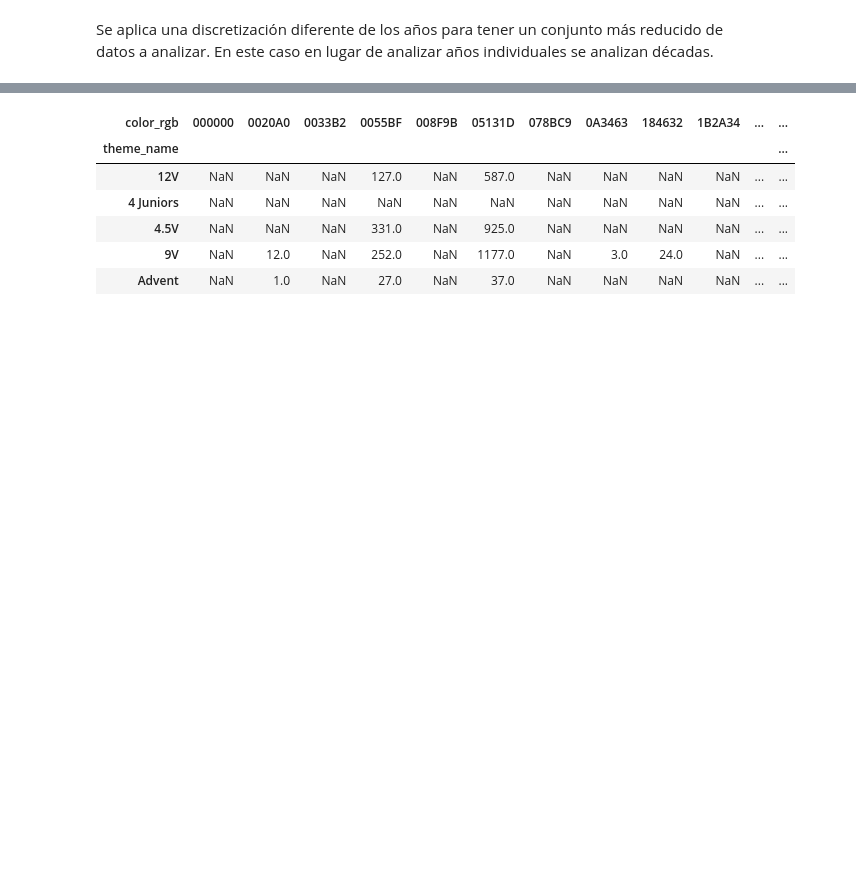
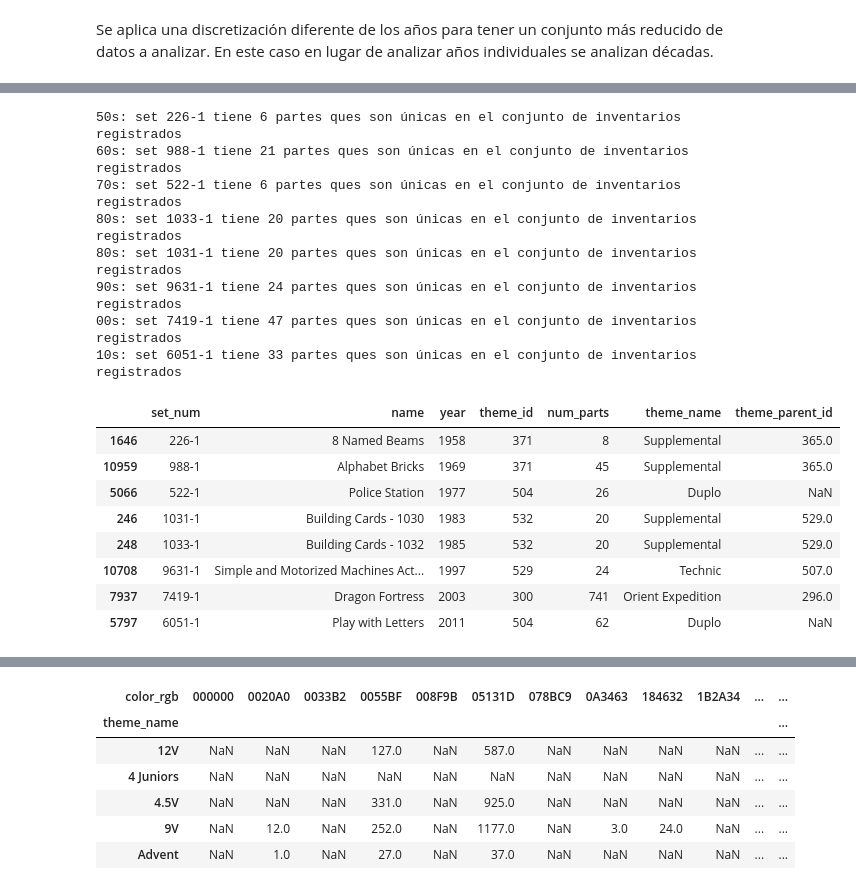
Before and after one commit to gonzafernan/ceia-andd, a Jupyter notebook: lego.ipynb, the cells around one changed output, grey strips where cells are left out. Saved outputs shown, nothing was run; the diff lists cells and outputs as text; code cells hidden in the pictures; blank space fills up the shorter version.

```diff
--- a/lego.ipynb
+++ b/lego.ipynb
@@ -301 +329,34 @@ sets_df[sets_df["set_num"] == rarity_df.set_num.value_counts().index[0]]
+# %%
+more_rare_sets = []
+for decade in DECADES_LABELS:
+    more_raryty_by_decade = rarity_df[
+        rarity_df["year_binned"] == decade
+    ].set_num.value_counts()
+    for rare_set_num, rare_set_score in more_raryty_by_decade[
+        more_raryty_by_decade == more_raryty_by_decade.iloc[0]
+    ].items():
+        print(
+            f"{decade}: set {rare_set_num} tiene {rare_set_score} partes ques son únicas en el conjunto de inventarios registrados"
+        )
+        more_rare_sets.append(rare_set_num)
+
+sets_df[sets_df["set_num"].isin(more_rare_sets)].sort_values(by=["year"])
+# %% [output]
+50s: set 226-1 tiene 6 partes ques son únicas en el conjunto de inventarios registrados
+60s: set 988-1 tiene 21 partes ques son únicas en el conjunto de inventarios registrados
+70s: set 522-1 tiene 6 partes ques son únicas en el conjunto de inventarios registrados
+80s: set 1033-1 tiene 20 partes ques son únicas en el conjunto de inventarios registrados
+80s: set 1031-1 tiene 20 partes ques son únicas en el conjunto de inventarios registrados
+90s: set 9631-1 tiene 24 partes ques son únicas en el conjunto de inventarios registrados
+00s: set 7419-1 tiene 47 partes ques son únicas en el conjunto de inventarios registrados
+10s: set 6051-1 tiene 33 partes ques son únicas en el conjunto de inventarios registrados
+|  | set_num | name | year | theme_id | num_parts | theme_name | theme_parent_id |
+| 1646 | 226-1 | 8 Named Beams | 1958 | 371 | 8 | Supplemental | 365.0 |
+| 10959 | 988-1 | Alphabet Bricks | 1969 | 371 | 45 | Supplemental | 365.0 |
+| 5066 | 522-1 | Police Station | 1977 | 504 | 26 | Duplo | NaN |
+| 246 | 1031-1 | Building Cards - 1030 | 1983 | 532 | 20 | Supplemental | 529.0 |
+| 248 | 1033-1 | Building Cards - 1032 | 1985 | 532 | 20 | Supplemental | 529.0 |
+| 10708 | 9631-1 | Simple and Motorized Machines Act... | 1997 | 529 | 24 | Technic | 507.0 |
+| 7937 | 7419-1 | Dragon Fortress | 2003 | 300 | 741 | Orient Expedition | 296.0 |
+| 5797 | 6051-1 | Play with Letters | 2011 | 504 | 62 | Duplo | NaN |
 # %% [markdown]
```
Also changed, not shown: parts of 16 cells of this notebook, 6 other files.
